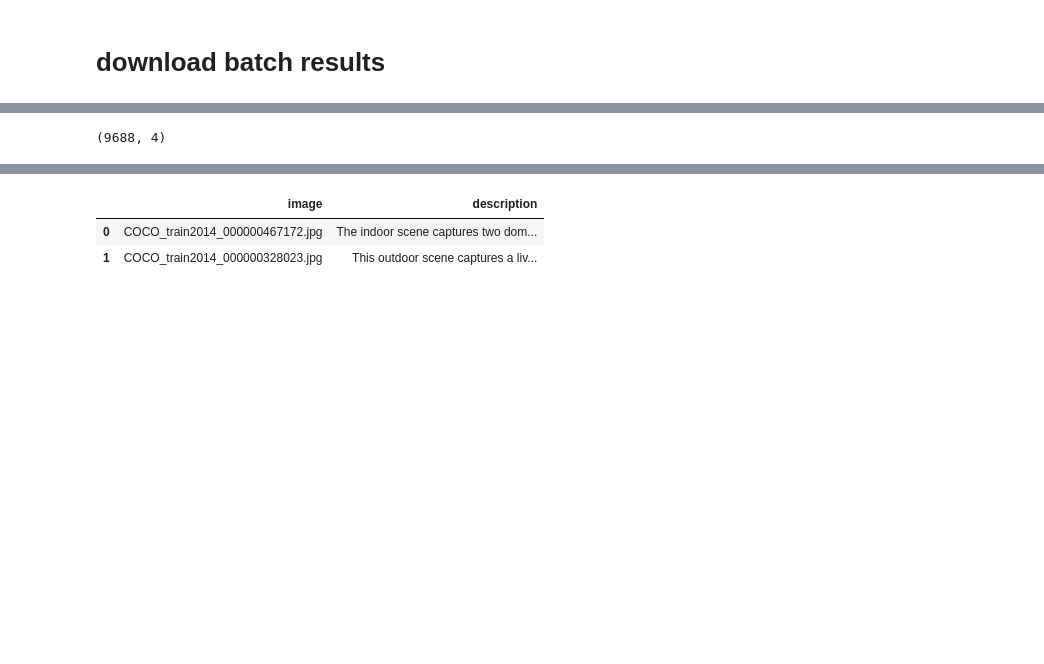
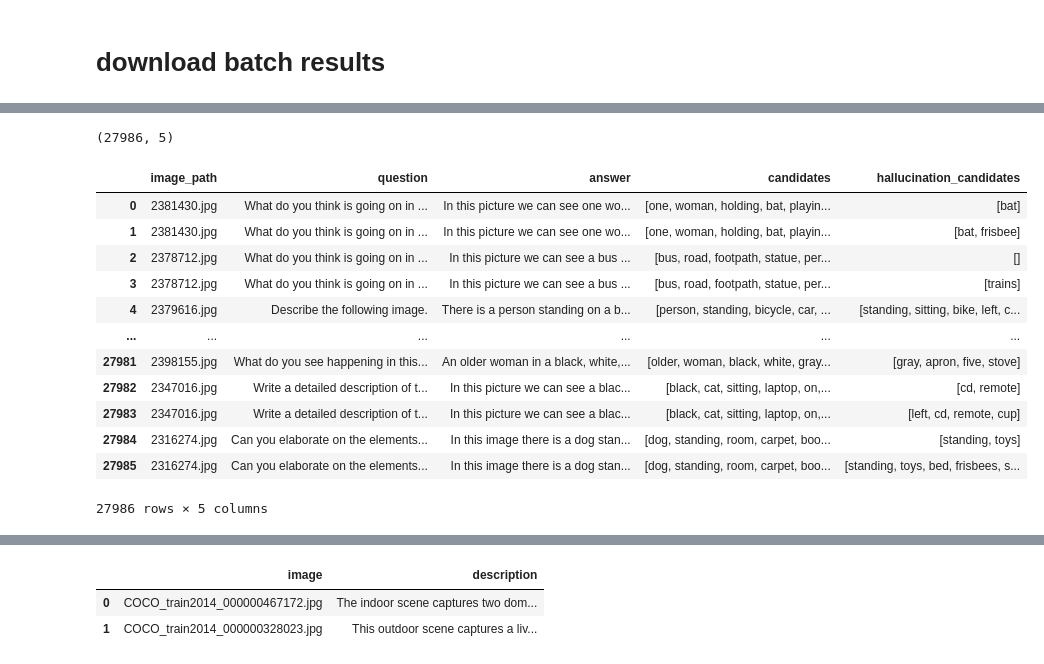
Before and after one commit to sri-harsha-jaladi/vision_hallucination, a Jupyter notebook: helper_nbs/gemini_img_des_batch.ipynb, the cells around one changed output, grey strips where cells are left out. Saved outputs shown, nothing was run; the diff lists cells and outputs as text; code cells hidden in the pictures; blank space fills up the shorter version.

Commit message:
phase-1 data collection done and tokn-index mapping

````diff
--- a/helper_nbs/gemini_img_des_batch.ipynb
+++ b/helper_nbs/gemini_img_des_batch.ipynb
@@ -33,2 +39,5 @@ poc_df.head(2)
 # %%
 final_df = batch_df[~batch_df["local_path"].isin(poc_df["local_path"].to_list())]
+# %%
+final_df = pd.read_csv("/Data2/Arun-UAV/NLP/vision_halu/haloc/visual_genome_25K_gcp_upload_urs.csv")
+prompt_df = pd.read_csv("/Data2/Arun-UAV/NLP/vision_halu/haloc/haloc_extension/caption/original_sampled_14k.csv")
@@ -166,4 +367,27 @@ pred_data.head(2)
+# %%
+all_res = []
+error = 0
+for inx, row in pred_data.iterrows():
+    try:
+        img_name = row["request"]["contents"][0]["parts"][1]["fileData"]["fileUri"].split("/")[-1]
+        qa = extract_qa_pairs(row["request"]["contents"][0]["parts"][0]["text"].split("<attached image>")[-1].split("**Output format")[0])
+
+        question = qa[0]["caption_pair_1"]['Question']
+        answer_1 = qa[0]["caption_pair_1"]['Caption']
+        answer_2 = qa[0]["caption_pair_2"]['Caption']
+
+        img_dec = row["response"]["candidates"][0]["content"]["parts"][0]["text"]
+        c_img_dec = eval(img_dec.replace("json", "").strip("```"))
+
+        all_res.append([img_name, question, answer_1,  c_img_dec["caption_pair_1"]["hallucination_candidates"], c_img_dec["caption_pair_1"]["hallucinated_words"]])
+        all_res.append([img_name, question, answer_2,  c_img_dec["caption_pair_2"]["hallucination_candidates"], c_img_dec["caption_pair_2"]["hallucinated_words"]])
+    except Exception as e:
+        error += 1
+# %%
+result_df = pd.DataFrame(all_res)
 # %%
-pred_data.shape
+result_df.shape
 # %% [output]
-(9688, 4)
+(27986, 5)
+# %%
+result_df.columns = ["image_path", "question", "answer", "candidates", "hallucination_candidates"]
@@ -170,3 +396,19 @@ pred_data.shape
+# %%
+result_df
+# %% [output]
+|  | image_path | question | answer | candidates | hallucination_candidates |
+| 0 | 2381430.jpg | What do you think is going on in ... | In this picture we can see one wo... | [one, woman, holding, bat, playin... | [bat] |
+| 1 | 2381430.jpg | What do you think is going on in ... | In this picture we can see one wo... | [one, woman, holding, bat, playin... | [bat, frisbee] |
+| 2 | 2378712.jpg | What do you think is going on in ... | In this picture we can see a bus ... | [bus, road, footpath, statue, per... | [] |
+| 3 | 2378712.jpg | What do you think is going on in ... | In this picture we can see a bus ... | [bus, road, footpath, statue, per... | [trains] |
+| 4 | 2379616.jpg | Describe the following image. | There is a person standing on a b... | [person, standing, bicycle, car, ... | [standing, sitting, bike, left, c... |
+| ... | ... | ... | ... | ... | ... |
+| 27981 | 2398155.jpg | What do you see happening in this... | An older woman in a black, white,... | [older, woman, black, white, gray... | [gray, apron, five, stove] |
+| 27982 | 2347016.jpg | Write a detailed description of t... | In this picture we can see a blac... | [black, cat, sitting, laptop, on,... | [cd, remote] |
+| 27983 | 2347016.jpg | Write a detailed description of t... | In this picture we can see a blac... | [black, cat, sitting, laptop, on,... | [left, cd, remote, cup] |
+| 27984 | 2316274.jpg | Can you elaborate on the elements... | In this image there is a dog stan... | [dog, standing, room, carpet, boo... | [standing, toys] |
+| 27985 | 2316274.jpg | Can you elaborate on the elements... | In this image there is a dog stan... | [dog, standing, room, carpet, boo... | [standing, toys, bed, frisbees, s... |
+27986 rows × 5 columns
 # %%
 all_res = []
 for inx, row in pred_data.iterrows():
````
Also changed, not shown: parts of 14 cells of this notebook, 4 other files.
